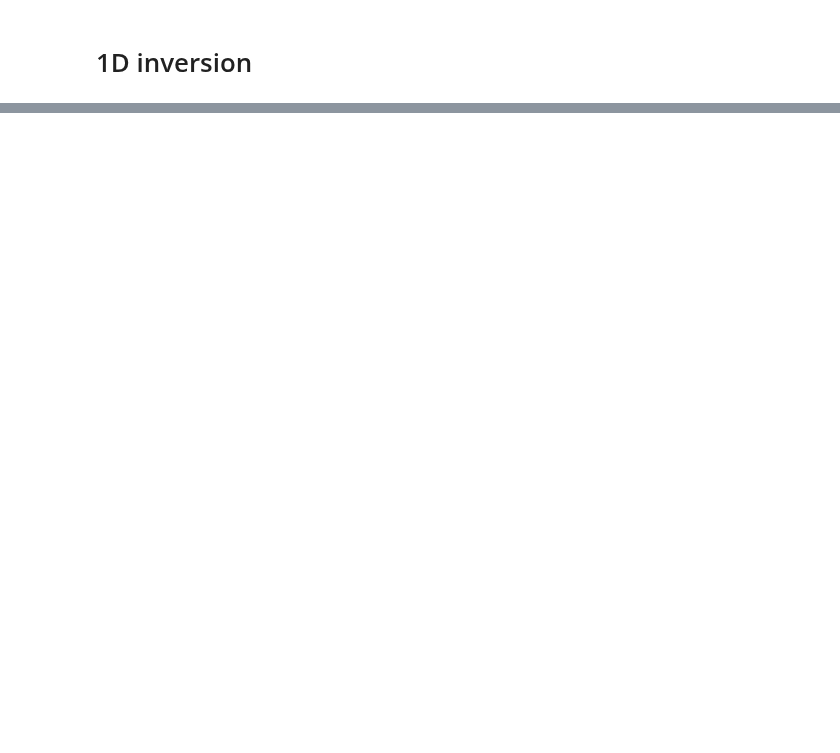
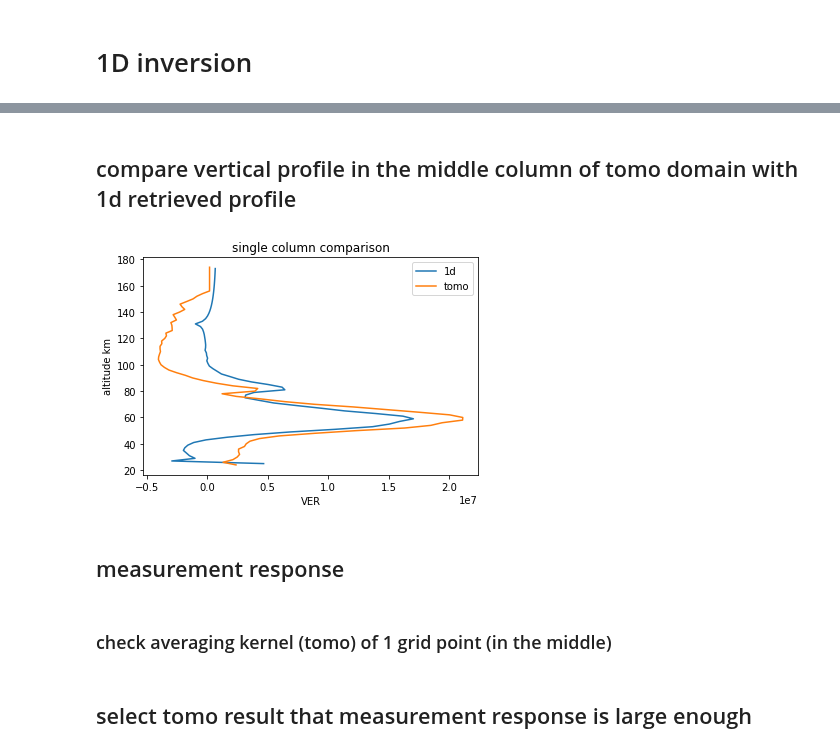
Before and after one commit to Anqi-Li/iris, a Jupyter notebook: notebooks/IRIS_Tomography-new_coordinate.ipynb, the cells around one changed output, grey strips where cells are left out. Drawn from its saved outputs; the diff is of its cells as text; code cells hidden in the pictures; blank space fills up the shorter version.

```diff
--- a/notebooks/IRIS_Tomography-new_coordinate.ipynb
+++ b/notebooks/IRIS_Tomography-new_coordinate.ipynb
@@ -428,0 +345,16 @@ plt.legend()
+# %%
+from oem_functions import linear_oem_sp
+import scipy.sparse as sp
+y = l1.isel(date=im_lst, pixel=pix_lst).data.ravel()
+y[y<0] = 0
+#xa = np.ones(col_len) # temp
+xa = np.repeat(np.append(result_1d_mean.data, result_1d_mean.data[-1]), (len(edges_alpha)+1)*(len(edges_beta)+1))
+Sa = sp.diags([1], shape=(col_len, col_len)) *1 #temp
+Se = sp.diags([1], shape=(measurement_id, measurement_id)) * 1e10 #temporary
+x_hat, G = linear_oem_sp(K_coo, Se, Sa, y, xa)
+
+shape_tomo = (len(grid_alpha), len(grid_beta), len(grid_rho))
+result_tomo = x_hat.reshape(shape_tomo)
+result_tomo = xr.DataArray(result_tomo,
+                           coords=(grid_alpha, grid_beta, grid_rho),
+                           dims=('alpha', 'beta', 'rho')) #temp
@@ -428,0 +418,16 @@ plt.legend()
+# %% [markdown]
+## compare vertical profile in the middle column of tomo domain with 1d retrieved profile
+# %%
+fig,ax = plt.subplots()
+ax.plot(result_1d.isel(date=int(round(len(im_lst)/2)-1)), z*1e-3, label='1d')
+ax.plot(result_tomo.isel(alpha=int(round(len(grid_alpha)/2)-1),
+                         beta=int(round(len(grid_beta)/2)-1)), grid_rho*1e-3, label='tomo')
+ax.set(xlabel='VER',
+      ylabel='altitude km',
+      title='single column comparison')
+plt.legend()
+plt.show()
+# %% [output]
+[figure, added]
+# %% [markdown]
+## measurement response
@@ -428,0 +449,2 @@ plt.legend()
+# %% [markdown]
+### check averaging kernel (tomo) of 1 grid point (in the middle)
@@ -428,0 +483,2 @@ plt.legend()
+# %% [markdown]
+## select tomo result that measurement response is large enough
```
Also changed, not shown: parts of 38 cells of this notebook, 1 other file.
